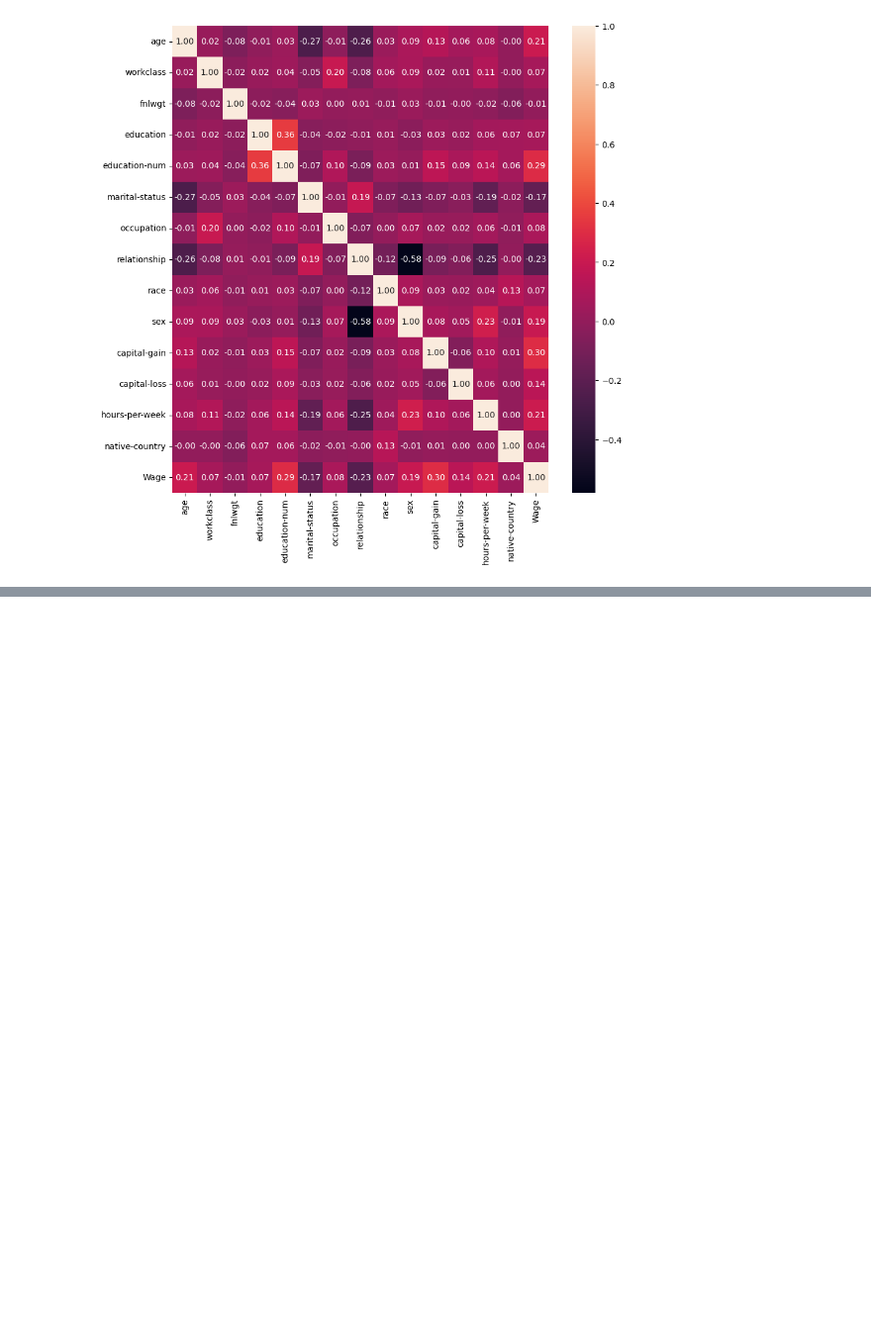
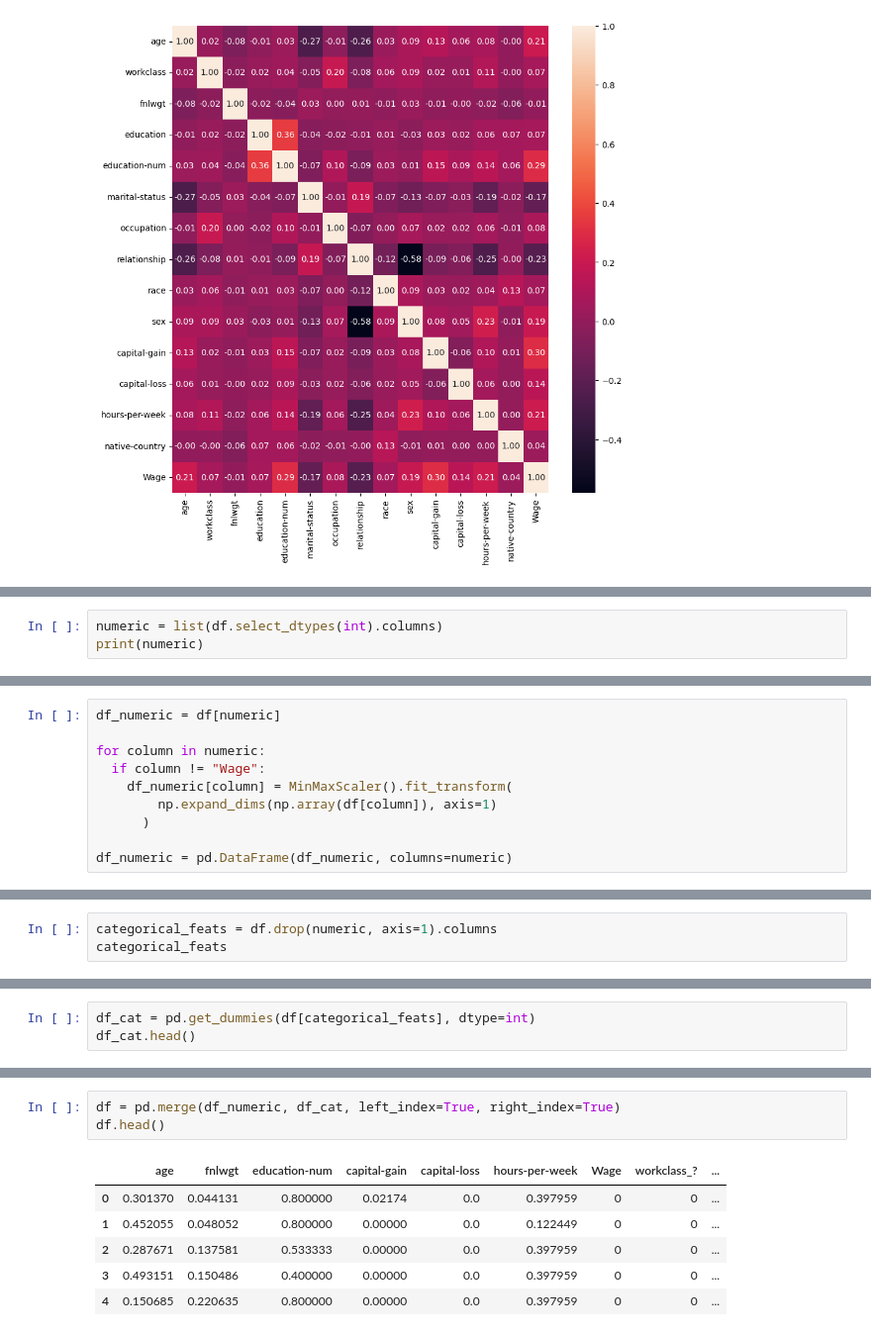
Before and after one commit to Venchislaw/PracticalAI, a Jupyter notebook: Machine Learning/Kaggle/Competitions/Adult/Adult.ipynb, the cells around one changed output, grey strips where cells are left out. Shown at 99% size. Cells and saved outputs as stored; diff of their text form; blank space fills up the shorter version.

```diff
--- a/Machine Learning/Kaggle/Competitions/Adult/Adult.ipynb
+++ b/Machine Learning/Kaggle/Competitions/Adult/Adult.ipynb
@@ -215,0 +220,3 @@ However I underestimated some variables value.
+# %%
+numeric = list(df.select_dtypes(int).columns)
+print(numeric)
@@ -215,0 +234,10 @@ However I underestimated some variables value.
+# %%
+df_numeric = df[numeric]
+
+for column in numeric:
+  if column != "Wage":
+    df_numeric[column] = MinMaxScaler().fit_transform(
+        np.expand_dims(np.array(df[column]), axis=1)
+      )
+
+df_numeric = pd.DataFrame(df_numeric, columns=numeric)
@@ -215,0 +271,3 @@ However I underestimated some variables value.
+# %%
+categorical_feats = df.drop(numeric, axis=1).columns
+categorical_feats
@@ -215,0 +278,3 @@ However I underestimated some variables value.
+# %%
+df_cat = pd.get_dummies(df[categorical_feats], dtype=int)
+df_cat.head()
@@ -215,0 +288,10 @@ However I underestimated some variables value.
+# %%
+df = pd.merge(df_numeric, df_cat, left_index=True, right_index=True)
+df.head()
+# %% [output]
+|  | age | fnlwgt | education-num | capital-gain | capital-loss | hours-per-week | Wage | workclass_? | ... |
+| 0 | 0.301370 | 0.044131 | 0.800000 | 0.02174 | 0.0 | 0.397959 | 0 | 0 | ... |
+| 1 | 0.452055 | 0.048052 | 0.800000 | 0.00000 | 0.0 | 0.122449 | 0 | 0 | ... |
+| 2 | 0.287671 | 0.137581 | 0.533333 | 0.00000 | 0.0 | 0.397959 | 0 | 0 | ... |
+| 3 | 0.493151 | 0.150486 | 0.400000 | 0.00000 | 0.0 | 0.397959 | 0 | 0 | ... |
+| 4 | 0.150685 | 0.220635 | 0.800000 | 0.00000 | 0.0 | 0.397959 | 0 | 0 | ... |
```
Also changed, not shown: parts of 17 cells of this notebook.
